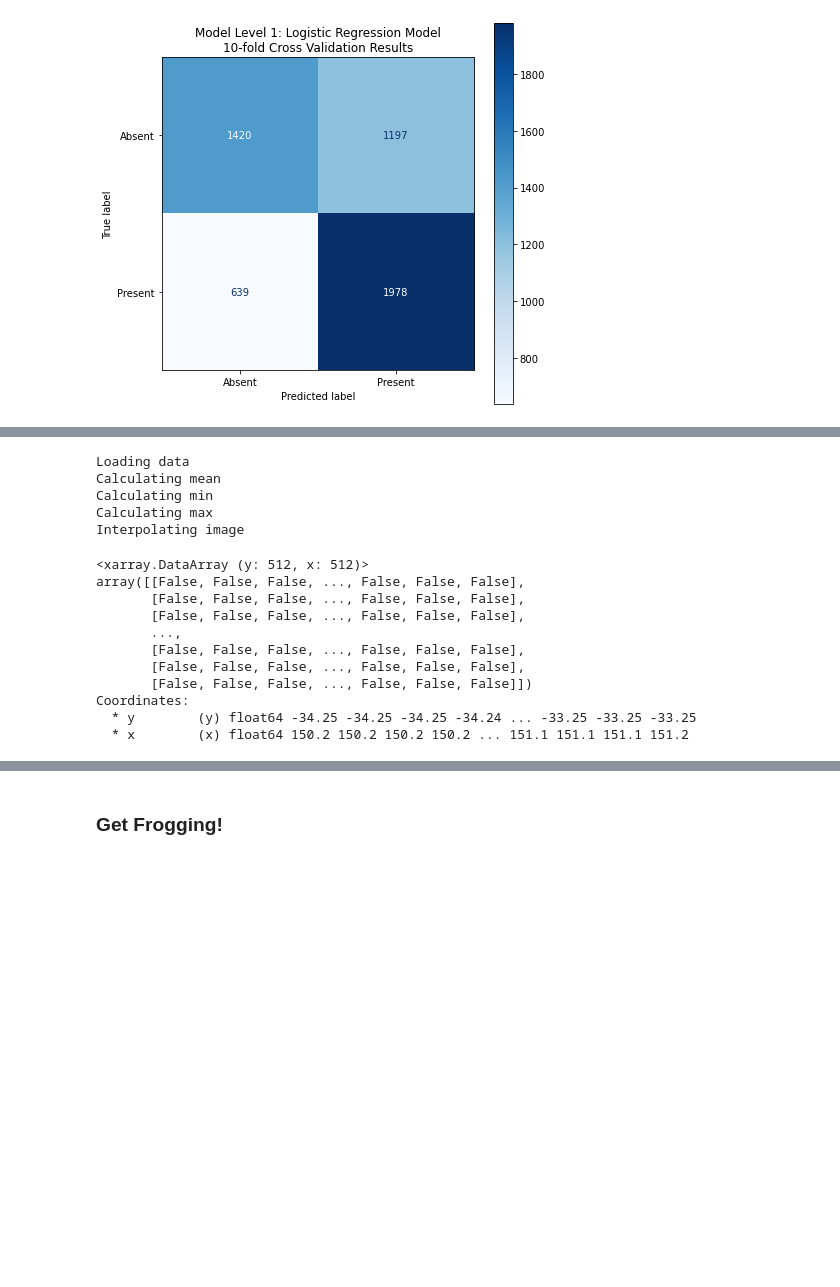
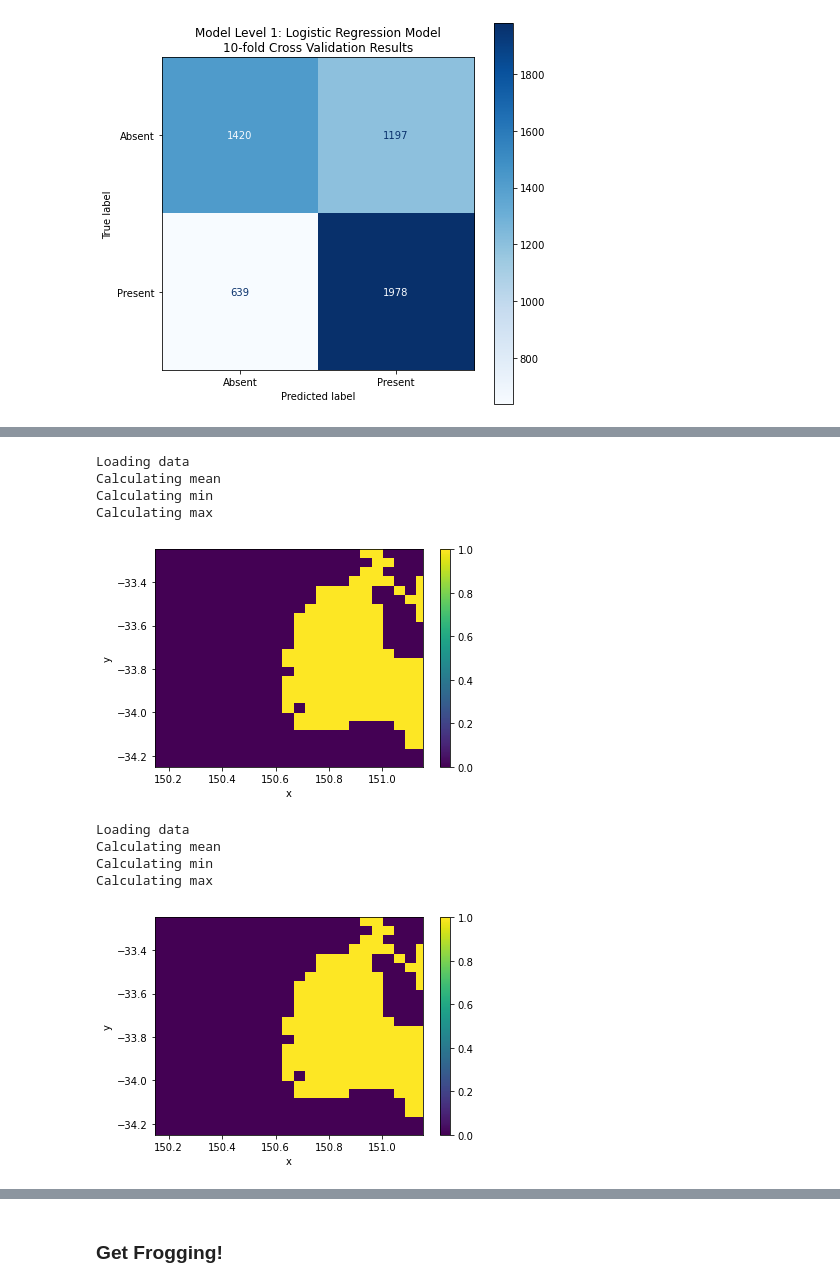
Before and after one commit to EY-Data-Science-Program/2022-Better-Working-World-Data-Challenge, a Jupyter notebook: notebooks/Model_Level_1.ipynb, the cells around one changed output, grey strips where cells are left out. Cells and saved outputs as stored; diff of their text form; code cells hidden in the pictures; blank space fills up the shorter version.

```diff
--- a/notebooks/Model_Level_1.ipynb
+++ b/notebooks/Model_Level_1.ipynb
@@ -552,6 +550,9 @@ def predict_frogs(predictor_image, model):
     """
     # Stack up pixels so they are in the appropriate format for the model
     predictor_image = predictor_image.stack(z=("y", "x")).transpose()
+
+    # Reorder variables to be in same order as model
+    predictor_image = predictor_image.sel(band=model.feature_names_in_)
 
     # Location of null values so that we can skip them (prediction model will break if nulls are present)
     null_pixels = (np.sum(predictor_image.isnull(), axis=-1) > 0)
@@ -740,30 +740,26 @@ The results from the 10-fold cross validation are similar than the in-sample met
 # %%
-test_file = pd.read_csv(data_path+'test_data/level_1/test.csv')
+# Load in test coordinates
+test_file = pd.read_csv(data_path+'test_data/level_1/test_points.csv')
 # %%
-test_regions = [
-    {'title':"Greater Sydney, Australia",
-     'bbox':(150.25, -33.75, 150.75, -33.25)}
-]
+# Load in regions and save as list of dictionaries.
+test_regions = pd.read_csv(data_path+'test_data/level_1/test_regions.csv')
+test_regions = [{'title':title, 'bbox':eval(bbox)} for title, bbox in zip(test_regions.title, test_regions.bbox)]
 # %%
+# Obtain predictor data for each region and get predictor image
 for region in test_regions:
     region['coords'] = filter_bbox(test_file[['decimalLongitude', 'decimalLatitude']], region['bbox'])
-    region['predictors'] = get_terraclimate(region['bbox'], tc_metrics, time_slice=time_slice, assets=assets, features=features, interp_dims=interp_dims)
+    region['predictors'] = get_terraclimate(region['bbox'], tc_metrics, time_slice=time_slice, assets=assets, features=features)
     region['result'] = predict_frogs(weather_data, full_model) > 0.5
-    display(region['result'])
+    region['result'].plot.imshow(x='x', y='y')
+    plt.show()
 # %% [output]
 Loading data
 Calculating mean
 Calculating min
 Calculating max
-Interpolating image
+[figure, added]
-<xarray.DataArray (y: 512, x: 512)>
-array([[False, False, False, ..., False, False, False],
-       [False, False, False, ..., False, False, False],
-       [False, False, False, ..., False, False, False],
-       ...,
-       [False, False, False, ..., False, False, False],
-       [False, False, False, ..., False, False, False],
-       [False, False, False, ..., False, False, False]])
-Coordinates:
-  * y        (y) float64 -34.25 -34.25 -34.25 -34.24 ... -33.25 -33.25 -33.25
-  * x        (x) float64 150.2 150.2 150.2 150.2 ... 151.1 151.1 151.1 151.2
+Loading data
+Calculating mean
+Calculating min
+Calculating max
+[figure, added]
```
Also changed, not shown: parts of 35 cells of this notebook, 7 other files.
